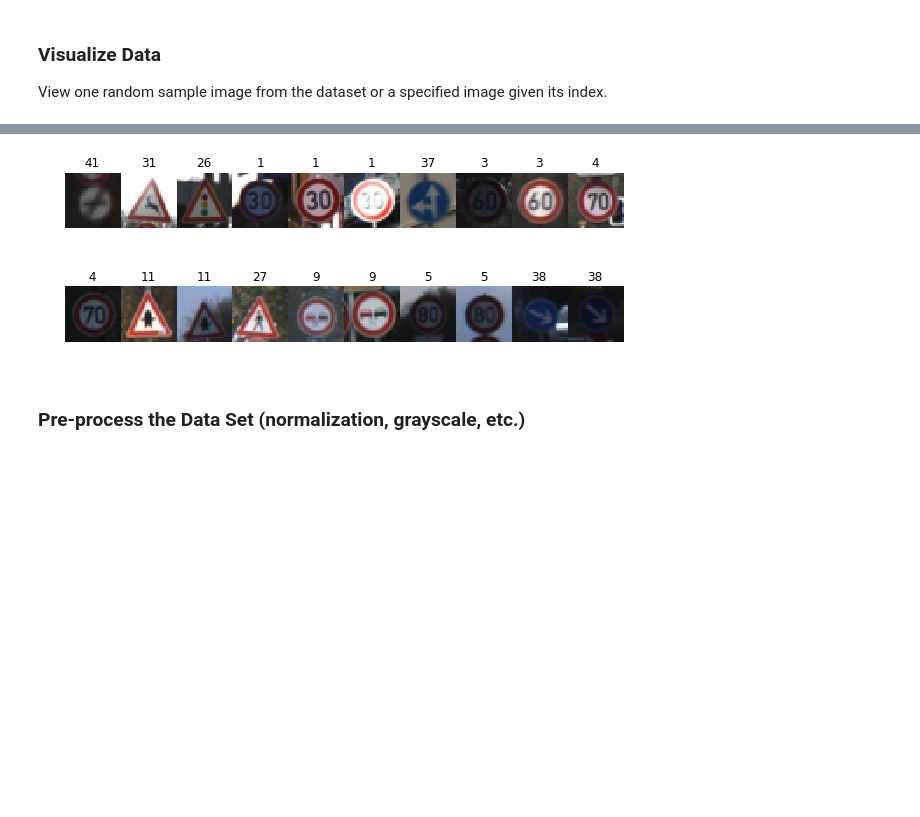
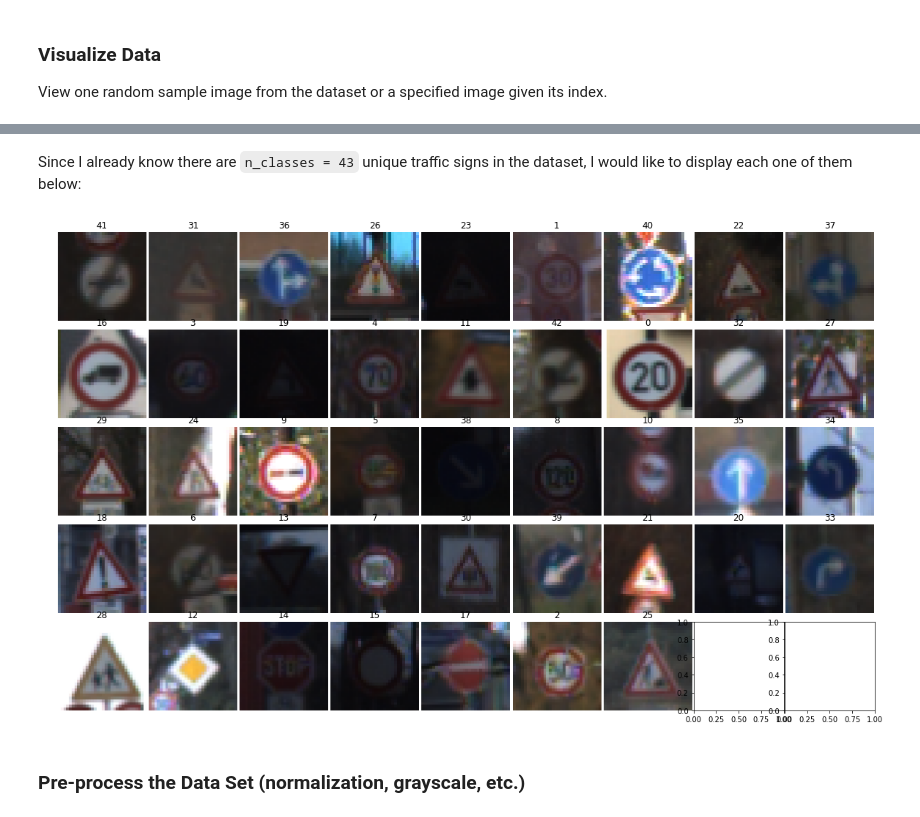
Before and after one commit to ysonggit/CarND-Traffic-Sign-Classifier-Project, a Jupyter notebook: Traffic_Sign_Classifier.ipynb, the cells around one changed output, grey strips where cells are left out. Cells and saved outputs as stored; diff of their text form; code cells hidden in the pictures; blank space fills up the shorter version.

```diff
--- a/Traffic_Sign_Classifier.ipynb
+++ b/Traffic_Sign_Classifier.ipynb
@@ -176,16 +176,28 @@ showRandomImage(X_train, y_train)
+# %% [markdown]
+Since I already know there are `n_classes = 43` unique traffic signs in the dataset, I would like to display each one of them below:
 # %%
 # 6
-# I pick random 20 of the images to display.
-fig, ax = plt.subplots(2, 10, figsize=(10, 4))
+unique_labels = set()
+unique_signs = {} # key is img index, value is label
+# iterate the trainset to collect all 43 signs
+for i in range(len(X_train)):
+    if (len(unique_labels) == n_classes):
+        break
+    label = y_train[i]
+    if label not in unique_labels:
+        unique_labels.add(label)
+        unique_signs[i] = label
+fig, ax = plt.subplots(5, 9, figsize=(20, 12))
 fig.subplots_adjust(hspace = 0.1, wspace = 0.01)
 ax = ax.flatten()
-for i in range(20):
-    j = i* (len(X_train)//43)
+i = 0
+for idx, label in unique_signs.items():
     ax[i].axis('off')
-    ax[i].imshow(X_train[j])
-    ax[i].set_title(y_train[j])
+    ax[i].imshow(X_train[idx])
+    ax[i].set_title(label)
+    i += 1
 # %% [output]
-[figure, old version]
+[figure, new version]
 # %% [markdown]
 ### Pre-process the Data Set (normalization, grayscale, etc.)
 # %% [markdown]
```
Also changed, not shown: parts of 17 cells of this notebook, 4 other files.
